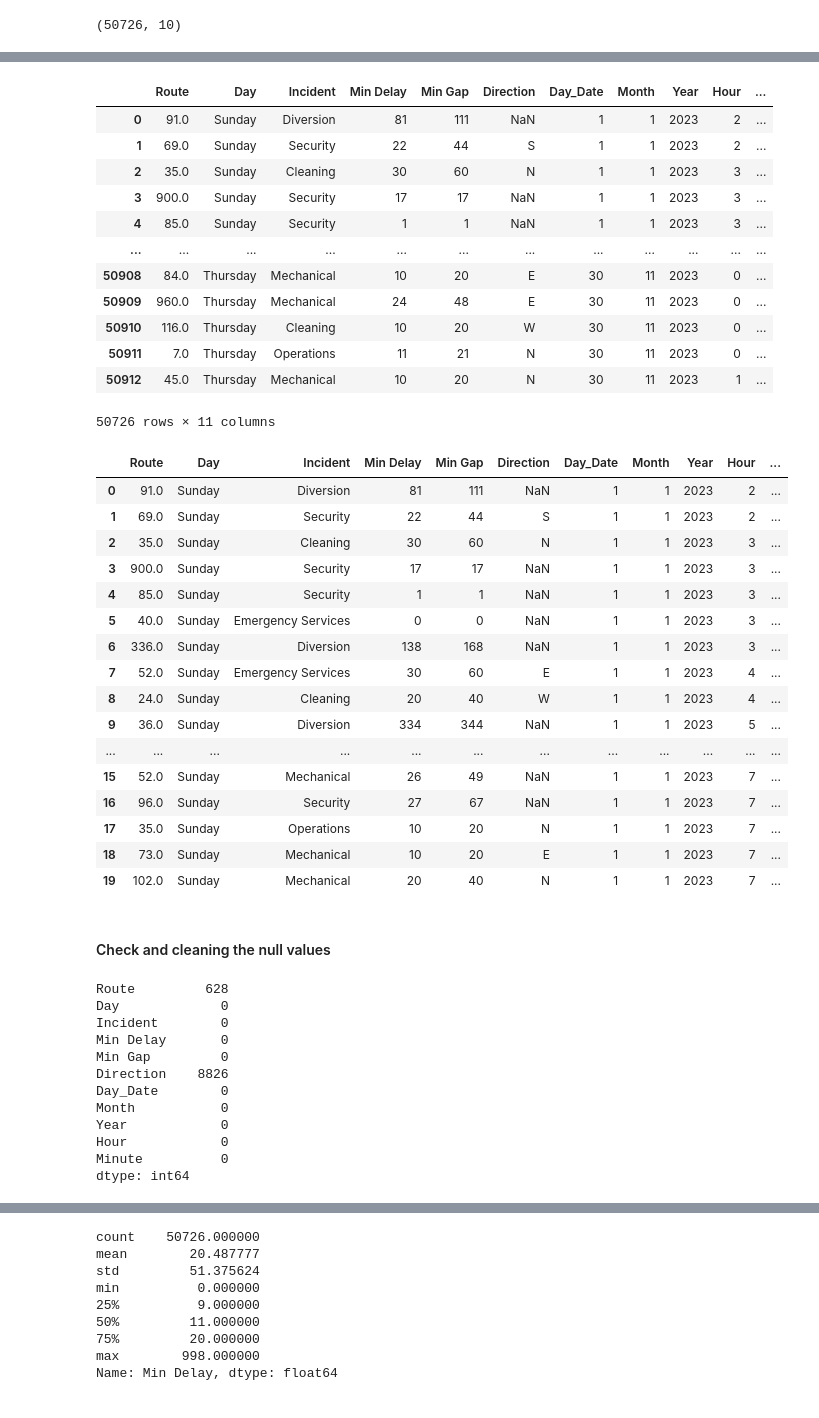
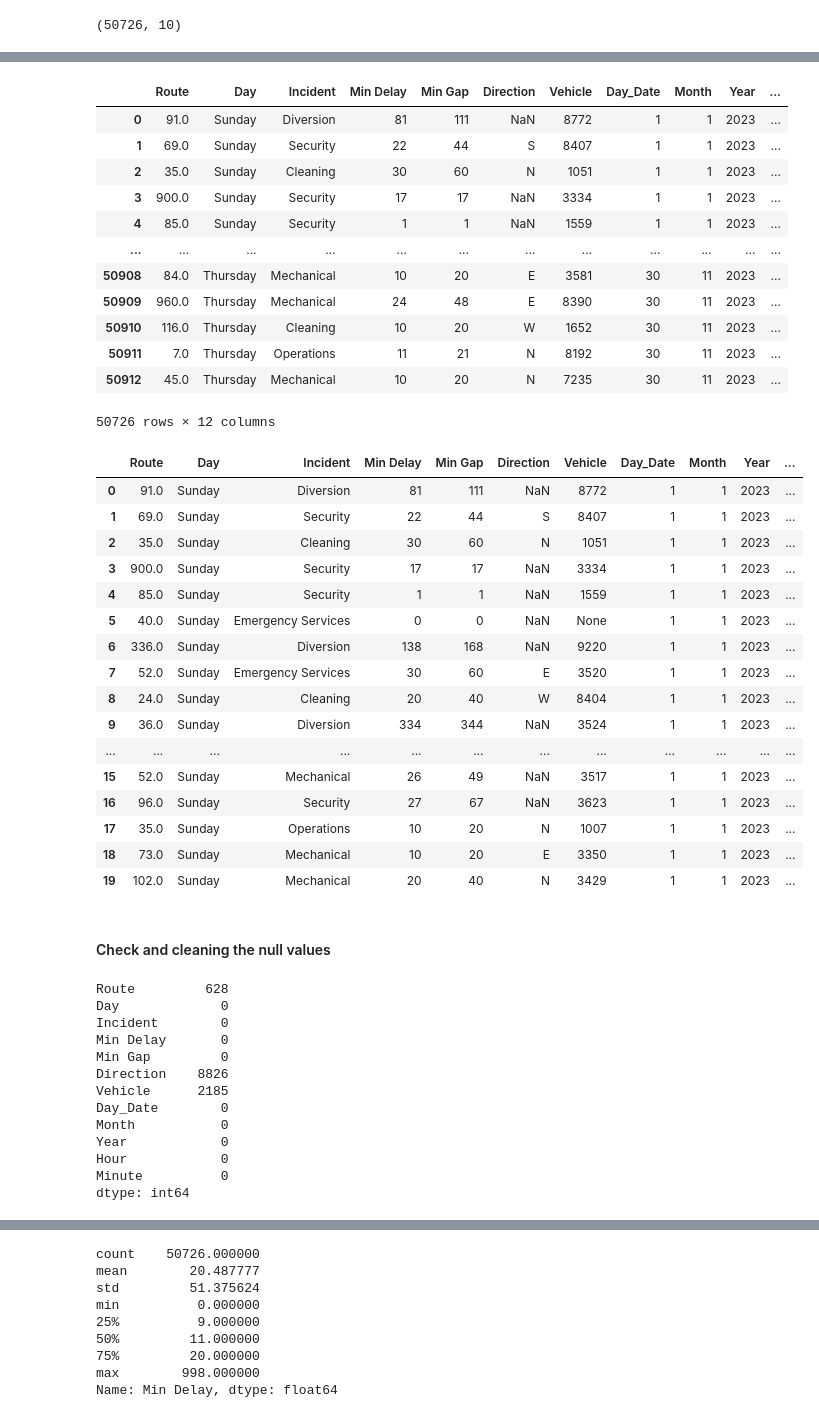
Before and after one commit to suryadev22092005-stack/Bus-Delay-prediction-project-ML, a Jupyter notebook: notebook/ML_Project_Bus_delay_Prediction.ipynb, the cells around one changed output, grey strips where cells are left out. Drawn from its saved outputs; the diff is of its cells as text; code cells hidden in the pictures.

```diff
--- a/notebook/ML_Project_Bus_delay_Prediction.ipynb
+++ b/notebook/ML_Project_Bus_delay_Prediction.ipynb
@@ -43,6 +45,6 @@ df["Hour"] = df["Time"].dt.hour
 df["Minute"] = df["Time"].dt.minute
 # %%
 #remove unwanted columns
-df.drop(['Time','Date','Location','Vehicle'],axis=1,inplace=True)
+df.drop(['Time','Date','Location'],axis=1,inplace=True)
 df.head()
 # %% [output]
@@ -57,44 +59,44 @@ df.head()
 df.replace({'Incident':{'Road Blocked - NON-TTC Collision':'Road Blocked','Collision - TTC':'Collision','Held By':'Tire Puncher','Operations - Operator':'Operations','Cleaning - Unsanitary':'Cleaning'}},inplace=True)
 df.replace({'Direction':{'B':None,'`':None,'1':None,'/':None,'L':None,'D':None,'G':None,'H':None,'7':None,str('\\'):None}},inplace=True)
 df['Incident'].value_counts()
-#df['Vehicle']=df['Vehicle'].astype('str')
+df['Vehicle']=df['Vehicle'].astype('str')
 df
 # %% [output]
-|  | Route | Day | Incident | Min Delay | Min Gap | Direction | Day_Date | Month | Year | Hour | ... |
-| 0 | 91.0 | Sunday | Diversion | 81 | 111 | NaN | 1 | 1 | 2023 | 2 | ... |
-| 1 | 69.0 | Sunday | Security | 22 | 44 | S | 1 | 1 | 2023 | 2 | ... |
-| 2 | 35.0 | Sunday | Cleaning | 30 | 60 | N | 1 | 1 | 2023 | 3 | ... |
-| 3 | 900.0 | Sunday | Security | 17 | 17 | NaN | 1 | 1 | 2023 | 3 | ... |
-| 4 | 85.0 | Sunday | Security | 1 | 1 | NaN | 1 | 1 | 2023 | 3 | ... |
+|  | Route | Day | Incident | Min Delay | Min Gap | Direction | Vehicle | Day_Date | Month | Year | ... |
+| 0 | 91.0 | Sunday | Diversion | 81 | 111 | NaN | 8772 | 1 | 1 | 2023 | ... |
+| 1 | 69.0 | Sunday | Security | 22 | 44 | S | 8407 | 1 | 1 | 2023 | ... |
+| 2 | 35.0 | Sunday | Cleaning | 30 | 60 | N | 1051 | 1 | 1 | 2023 | ... |
+| 3 | 900.0 | Sunday | Security | 17 | 17 | NaN | 3334 | 1 | 1 | 2023 | ... |
+| 4 | 85.0 | Sunday | Security | 1 | 1 | NaN | 1559 | 1 | 1 | 2023 | ... |
 | ... | ... | ... | ... | ... | ... | ... | ... | ... | ... | ... | ... |
-| 50908 | 84.0 | Thursday | Mechanical | 10 | 20 | E | 30 | 11 | 2023 | 0 | ... |
-| 50909 | 960.0 | Thursday | Mechanical | 24 | 48 | E | 30 | 11 | 2023 | 0 | ... |
-| 50910 | 116.0 | Thursday | Cleaning | 10 | 20 | W | 30 | 11 | 2023 | 0 | ... |
-| 50911 | 7.0 | Thursday | Operations | 11 | 21 | N | 30 | 11 | 2023 | 0 | ... |
-| 50912 | 45.0 | Thursday | Mechanical | 10 | 20 | N | 30 | 11 | 2023 | 1 | ... |
+| 50908 | 84.0 | Thursday | Mechanical | 10 | 20 | E | 3581 | 30 | 11 | 2023 | ... |
+| 50909 | 960.0 | Thursday | Mechanical | 24 | 48 | E | 8390 | 30 | 11 | 2023 | ... |
+| 50910 | 116.0 | Thursday | Cleaning | 10 | 20 | W | 1652 | 30 | 11 | 2023 | ... |
+| 50911 | 7.0 | Thursday | Operations | 11 | 21 | N | 8192 | 30 | 11 | 2023 | ... |
+| 50912 | 45.0 | Thursday | Mechanical | 10 | 20 | N | 7235 | 30 | 11 | 2023 | ... |
-50726 rows × 11 columns
+50726 rows × 12 columns
 # %%
-#df.replace({'Vehicle':{'0':None}},inplace=True)
+df.replace({'Vehicle':{'0':None}},inplace=True)
 
 df.head(20)
 # %% [output]
-|  | Route | Day | Incident | Min Delay | Min Gap | Direction | Day_Date | Month | Year | Hour | ... |
-| 0 | 91.0 | Sunday | Diversion | 81 | 111 | NaN | 1 | 1 | 2023 | 2 | ... |
-| 1 | 69.0 | Sunday | Security | 22 | 44 | S | 1 | 1 | 2023 | 2 | ... |
-| 2 | 35.0 | Sunday | Cleaning | 30 | 60 | N | 1 | 1 | 2023 | 3 | ... |
-| 3 | 900.0 | Sunday | Security | 17 | 17 | NaN | 1 | 1 | 2023 | 3 | ... |
-| 4 | 85.0 | Sunday | Security | 1 | 1 | NaN | 1 | 1 | 2023 | 3 | ... |
-| 5 | 40.0 | Sunday | Emergency Services | 0 | 0 | NaN | 1 | 1 | 2023 | 3 | ... |
-| 6 | 336.0 | Sunday | Diversion | 138 | 168 | NaN | 1 | 1 | 2023 | 3 | ... |
-| 7 | 52.0 | Sunday | Emergency Services | 30 | 60 | E | 1 | 1 | 2023 | 4 | ... |
-| 8 | 24.0 | Sunday | Cleaning | 20 | 40 | W | 1 | 1 | 2023 | 4 | ... |
-| 9 | 36.0 | Sunday | Diversion | 334 | 344 | NaN | 1 | 1 | 2023 | 5 | ... |
+|  | Route | Day | Incident | Min Delay | Min Gap | Direction | Vehicle | Day_Date | Month | Year | ... |
+| 0 | 91.0 | Sunday | Diversion | 81 | 111 | NaN | 8772 | 1 | 1 | 2023 | ... |
+| 1 | 69.0 | Sunday | Security | 22 | 44 | S | 8407 | 1 | 1 | 2023 | ... |
+| 2 | 35.0 | Sunday | Cleaning | 30 | 60 | N | 1051 | 1 | 1 | 2023 | ... |
+| 3 | 900.0 | Sunday | Security | 17 | 17 | NaN | 3334 | 1 | 1 | 2023 | ... |
+| 4 | 85.0 | Sunday | Security | 1 | 1 | NaN | 1559 | 1 | 1 | 2023 | ... |
+| 5 | 40.0 | Sunday | Emergency Services | 0 | 0 | NaN | None | 1 | 1 | 2023 | ... |
+| 6 | 336.0 | Sunday | Diversion | 138 | 168 | NaN | 9220 | 1 | 1 | 2023 | ... |
+| 7 | 52.0 | Sunday | Emergency Services | 30 | 60 | E | 3520 | 1 | 1 | 2023 | ... |
+| 8 | 24.0 | Sunday | Cleaning | 20 | 40 | W | 8404 | 1 | 1 | 2023 | ... |
+| 9 | 36.0 | Sunday | Diversion | 334 | 344 | NaN | 3524 | 1 | 1 | 2023 | ... |
 | ... | ... | ... | ... | ... | ... | ... | ... | ... | ... | ... | ... |
-| 15 | 52.0 | Sunday | Mechanical | 26 | 49 | NaN | 1 | 1 | 2023 | 7 | ... |
-| 16 | 96.0 | Sunday | Security | 27 | 67 | NaN | 1 | 1 | 2023 | 7 | ... |
-| 17 | 35.0 | Sunday | Operations | 10 | 20 | N | 1 | 1 | 2023 | 7 | ... |
-| 18 | 73.0 | Sunday | Mechanical | 10 | 20 | E | 1 | 1 | 2023 | 7 | ... |
-| 19 | 102.0 | Sunday | Mechanical | 20 | 40 | N | 1 | 1 | 2023 | 7 | ... |
+| 15 | 52.0 | Sunday | Mechanical | 26 | 49 | NaN | 3517 | 1 | 1 | 2023 | ... |
+| 16 | 96.0 | Sunday | Security | 27 | 67 | NaN | 3623 | 1 | 1 | 2023 | ... |
+| 17 | 35.0 | Sunday | Operations | 10 | 20 | N | 1007 | 1 | 1 | 2023 | ... |
+| 18 | 73.0 | Sunday | Mechanical | 10 | 20 | E | 3350 | 1 | 1 | 2023 | ... |
+| 19 | 102.0 | Sunday | Mechanical | 20 | 40 | N | 3429 | 1 | 1 | 2023 | ... |
 # %% [markdown]
 #### Check and cleaning the null values
 # %%
@@ -107,6 +109,7 @@ Incident        0
 Min Delay       0
 Min Gap         0
 Direction    8826
+Vehicle      2185
 Day_Date        0
 Month           0
 Year            0
```
Also changed, not shown: parts of 28 cells of this notebook, 1 other file.
